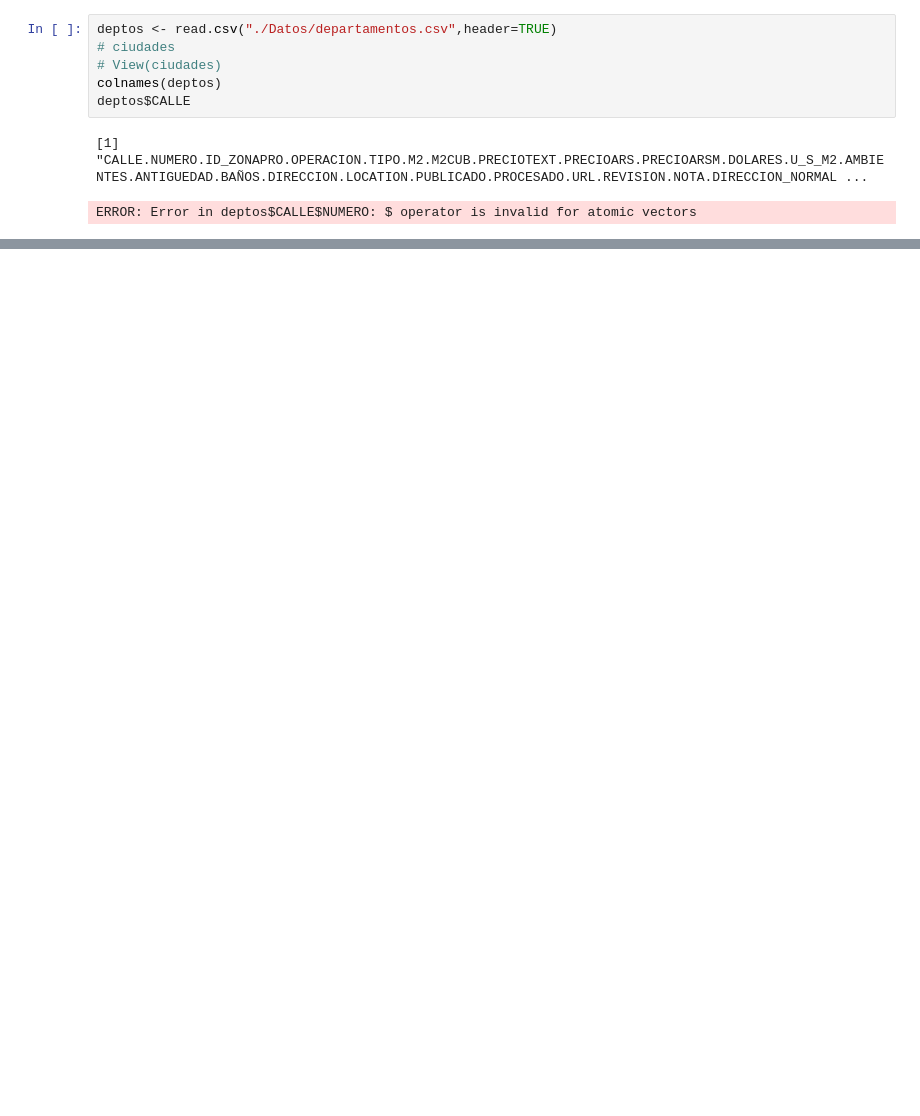
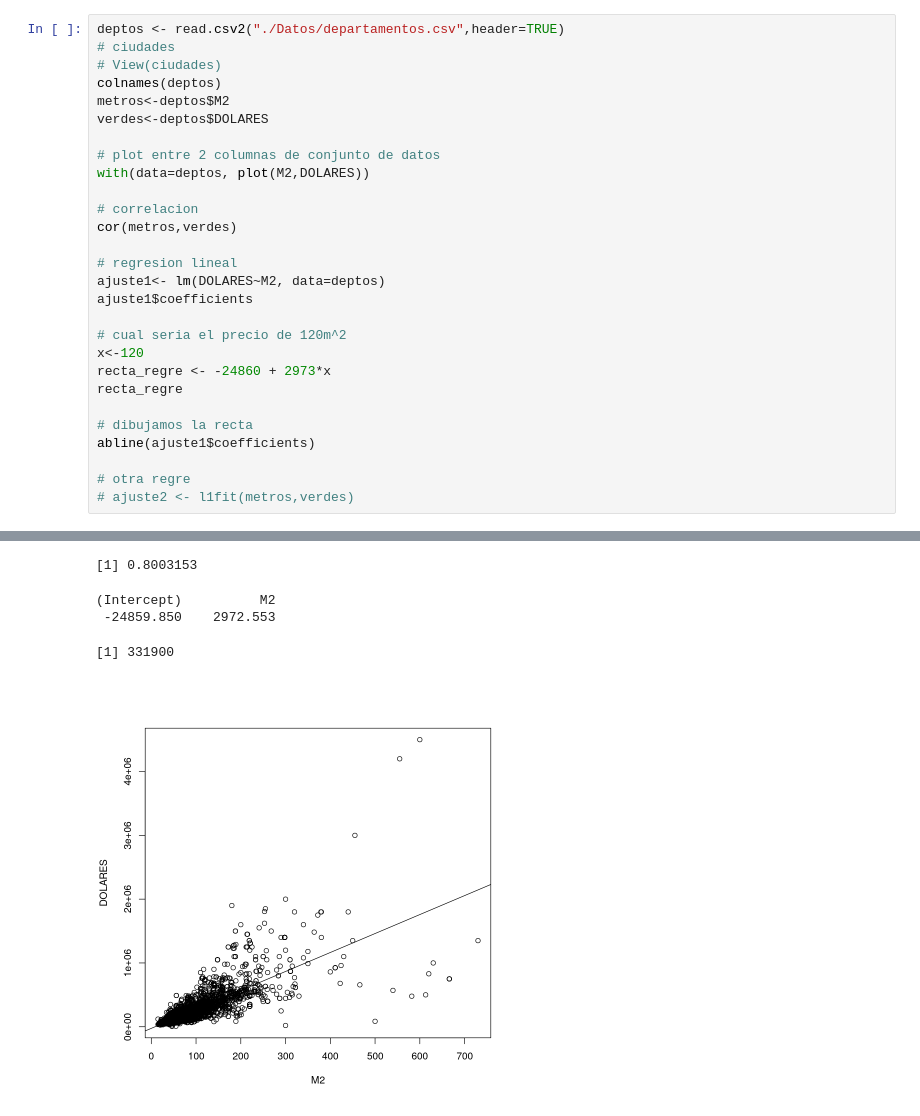
Before and after one commit to franhace/Proba-Estadistica, a Jupyter notebook: Practica/6-Posicion-Descriptiva/Practica 6 (nueva) - Ejercicio 9.ipynb, the cells around one changed output, grey strips where cells are left out. Drawn from its saved outputs; the diff is of its cells as text; blank space fills up the shorter version.

```diff
--- a/Practica/6-Posicion-Descriptiva/Practica 6 (nueva) - Ejercicio 9.ipynb
+++ b/Practica/6-Posicion-Descriptiva/Practica 6 (nueva) - Ejercicio 9.ipynb
@@ -1,9 +1,29 @@
-# %%
-deptos <- read.csv("./Datos/departamentos.csv",header=TRUE)
-# ciudades
-# View(ciudades)
-colnames(deptos)
-deptos$CALLE
-# %% [output]
-[1] "CALLE.NUMERO.ID_ZONAPRO.OPERACION.TIPO.M2.M2CUB.PRECIOTEXT.PRECIOARS.PRECIOARSM.DOLARES.U_S_M2.AMBIENTES.ANTIGUEDAD.BAÑOS.DIRECCION.LOCATION.PUBLICADO.PROCESADO.URL.REVISION.NOTA.DIRECCION_NORMAL ...
-ERROR: Error in deptos$CALLE$NUMERO: $ operator is invalid for atomic vectors
+# %%
+deptos <- read.csv2("./Datos/departamentos.csv",header=TRUE)
+# ciudades
+# View(ciudades)
+colnames(deptos)
+metros<-deptos$M2
+verdes<-deptos$DOLARES
+
+# plot entre 2 columnas de conjunto de datos
+with(data=deptos, plot(M2,DOLARES))
+
+# correlacion
+cor(metros,verdes)
+
+# regresion lineal
+ajuste1<- lm(DOLARES~M2, data=deptos)
+ajuste1$coefficients
+
+# cual seria el precio de 120m^2
+x<-120
+recta_regre <- -24860 + 2973*x
+recta_regre
+
+# dibujamos la recta
+abline(ajuste1$coefficients)
+
+# otra regre
+# ajuste2 <- l1fit(metros,verdes)
+# %% [output]
@@ -9,0 +45,5 @@ ERROR: Error in deptos$CALLE$NUMERO: $ operator is invalid for atomic vectors
+[1] 0.8003153
+(Intercept)          M2
+ -24859.850    2972.553
+[1] 331900
+[figure, added]
```
Also changed, not shown: parts of 13 cells of this notebook, 1 other file.
